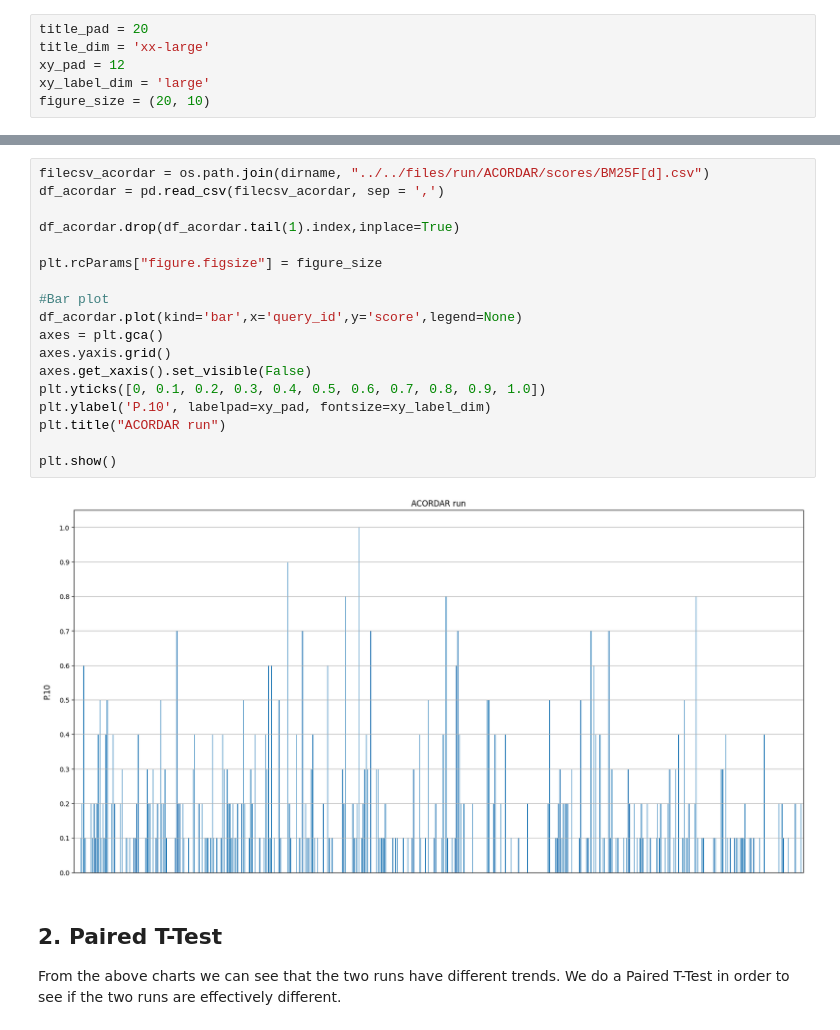
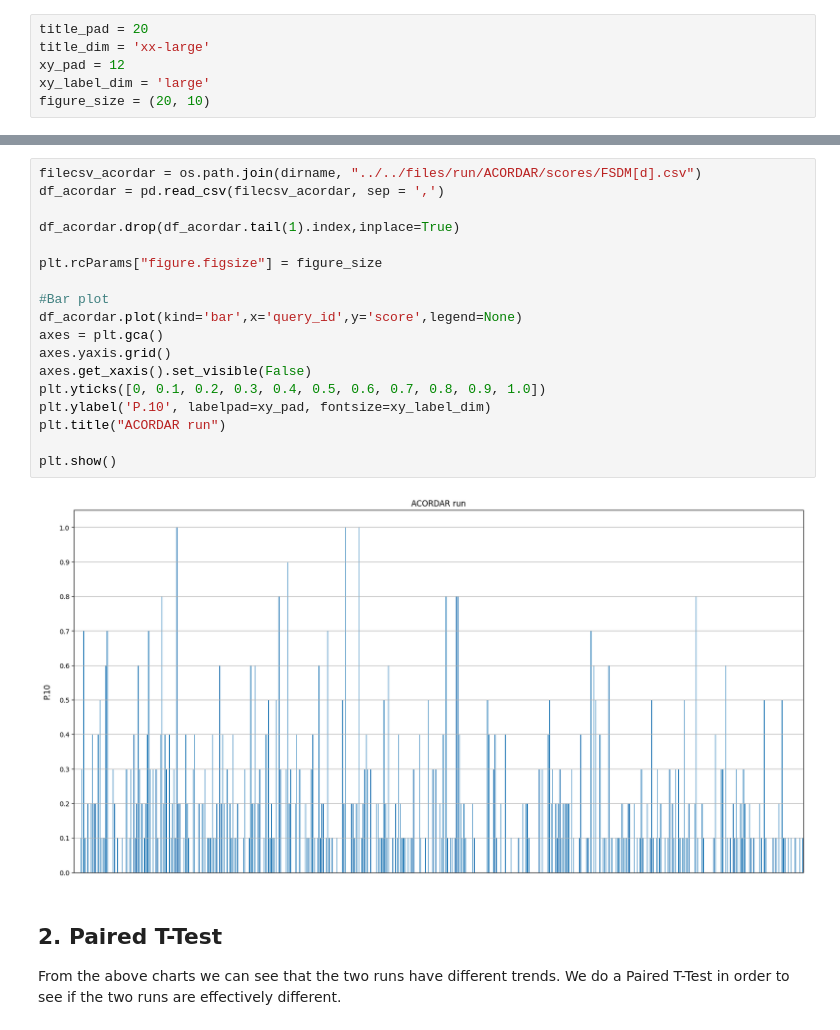
Before and after one commit to manuelbarusco/ARA, a Jupyter notebook: script/results_analysis/data_based_systems.ipynb, the cells around one changed output, grey strips where cells are left out. Saved outputs shown, nothing was run; the diff lists cells and outputs as text.

```diff
--- a/script/results_analysis/data_based_systems.ipynb
+++ b/script/results_analysis/data_based_systems.ipynb
@@ -50,23 +50,23 @@ plt.show()
 # %%
-filecsv_acordar = os.path.join(dirname, "../../files/run/ACORDAR/scores/BM25F[d].csv")
+filecsv_acordar = os.path.join(dirname, "../../files/run/ACORDAR/scores/FSDM[d].csv")
 df_acordar = pd.read_csv(filecsv_acordar, sep = ',')
 
 df_acordar.drop(df_acordar.tail(1).index,inplace=True)
 
 plt.rcParams["figure.figsize"] = figure_size
 
 #Bar plot
 df_acordar.plot(kind='bar',x='query_id',y='score',legend=None)
 axes = plt.gca()
 axes.yaxis.grid()
 axes.get_xaxis().set_visible(False)
 plt.yticks([0, 0.1, 0.2, 0.3, 0.4, 0.5, 0.6, 0.7, 0.8, 0.9, 1.0])
 plt.ylabel('P.10', labelpad=xy_pad, fontsize=xy_label_dim)
 plt.title("ACORDAR run")
 
 plt.show()
 # %% [output]
-[figure, old version]
+[figure, new version]
 # %% [markdown]
 ## 2. Paired T-Test
 
```
Also changed, not shown: parts of 18 cells of this notebook, 5 other files.
